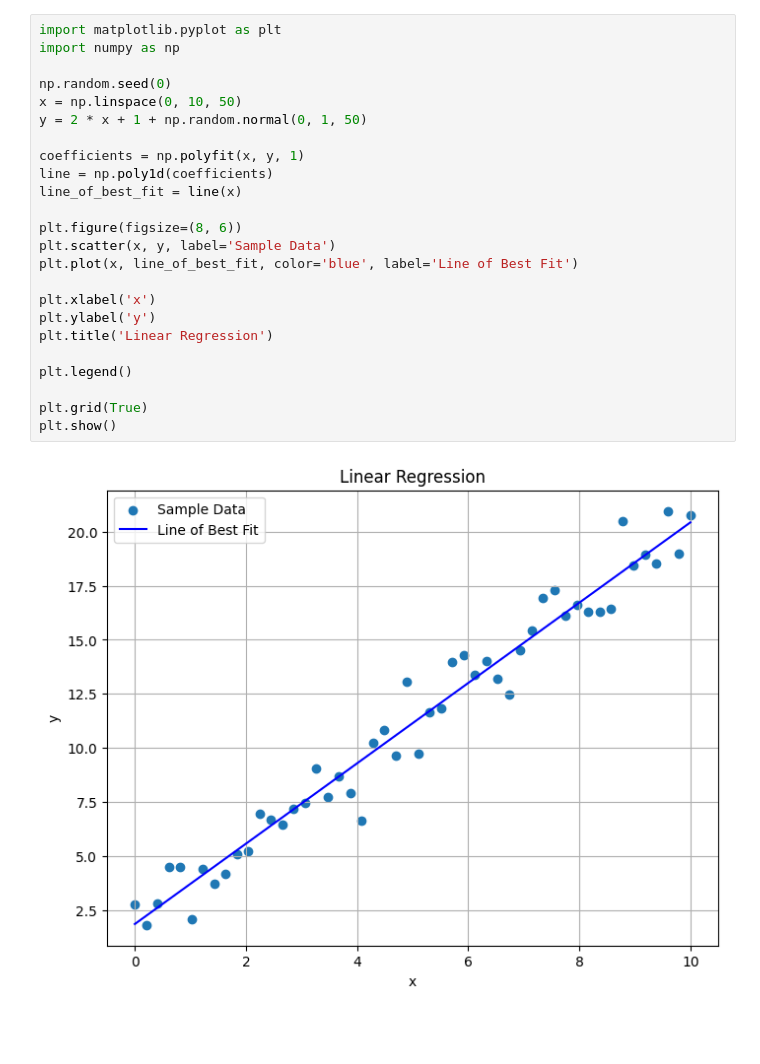
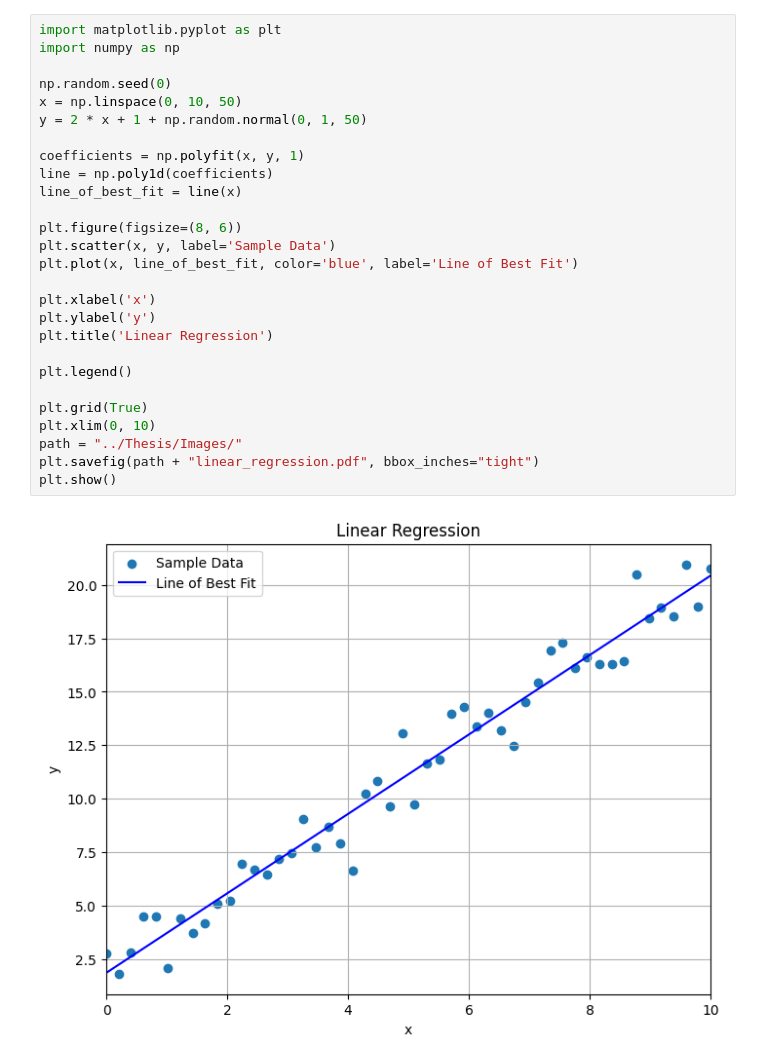
Before and after one commit to krllstdn/BachelorProject, a Jupyter notebook: Code/ml_figures.ipynb, the cells around one changed output. Saved outputs shown, nothing was run; the diff lists cells and outputs as text; blank space fills up the shorter version.

```diff
--- a/Code/ml_figures.ipynb
+++ b/Code/ml_figures.ipynb
@@ -23,29 +26,32 @@ plt.show()
 # %%
 import matplotlib.pyplot as plt
 import numpy as np
 
 np.random.seed(0)
 x = np.linspace(0, 10, 50)
 y = 2 * x + 1 + np.random.normal(0, 1, 50)
 
 coefficients = np.polyfit(x, y, 1)
 line = np.poly1d(coefficients)
 line_of_best_fit = line(x)
 
 plt.figure(figsize=(8, 6))
 plt.scatter(x, y, label='Sample Data')
 plt.plot(x, line_of_best_fit, color='blue', label='Line of Best Fit')
 
 plt.xlabel('x')
 plt.ylabel('y')
 plt.title('Linear Regression')
 
 plt.legend()
 
 plt.grid(True)
+plt.xlim(0, 10)
+path = "../Thesis/Images/"
+plt.savefig(path + "linear_regression.pdf", bbox_inches="tight")
 plt.show()
 # %% [output]
-[figure, old version]
+[figure, new version]
 # %%
 import numpy as np
 import matplotlib.pyplot as plt
```
Also changed, not shown: parts of 6 cells of this notebook, 27 other files.
